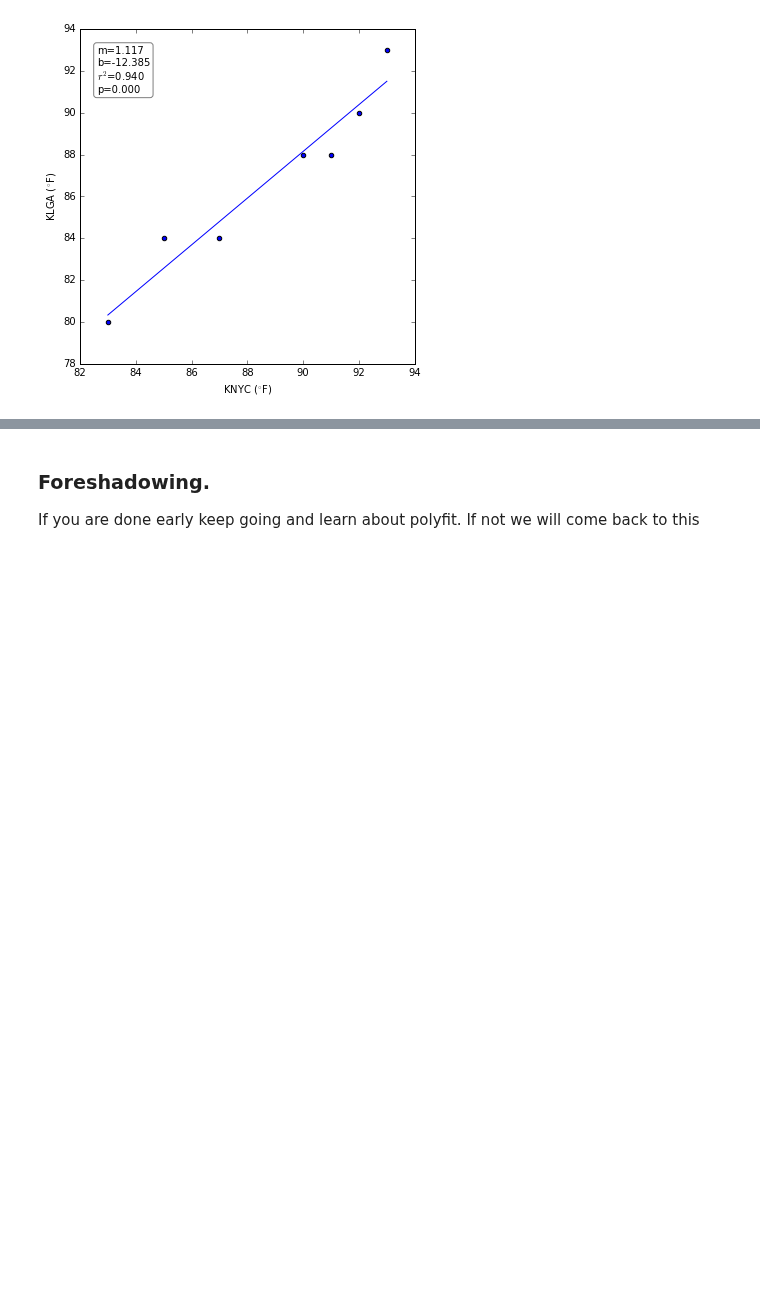
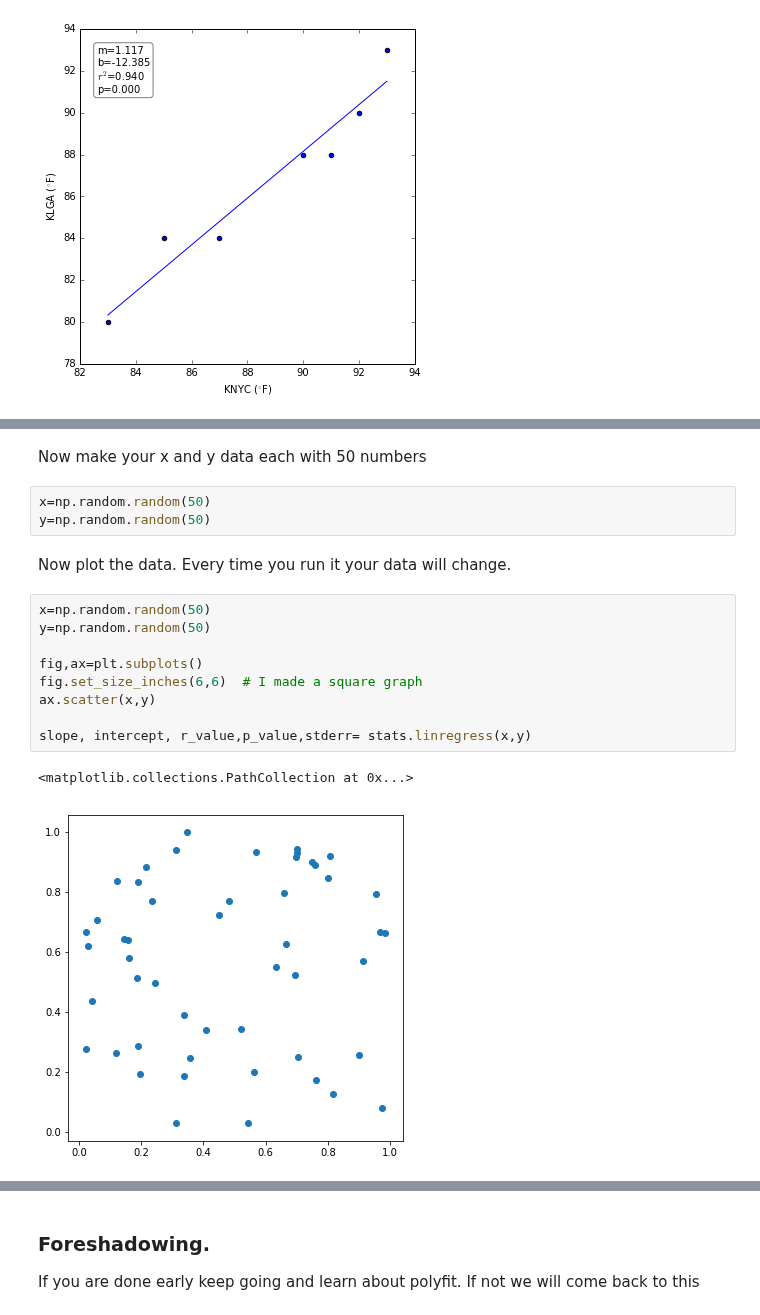
Before and after one commit to bmaillou/BigDataPython, a Jupyter notebook: FitALine.ipynb, the cells around one changed output, grey strips where cells are left out. Saved outputs shown, nothing was run; the diff lists cells and outputs as text; blank space fills up the shorter version.

```diff
--- a/FitALine.ipynb
+++ b/FitALine.ipynb
@@ -256,0 +285,19 @@ Now can you go back and get the KNYC and KLGA weather data and see if they are c
+# %% [markdown]
+Now make your x and y data each with 50 numbers
+# %%
+x=np.random.random(50)
+y=np.random.random(50)
+# %% [markdown]
+Now plot the data.  Every time you run it your data will change.
+# %%
+x=np.random.random(50)
+y=np.random.random(50)
+
+fig,ax=plt.subplots()
+fig.set_size_inches(6,6)  # I made a square graph
+ax.scatter(x,y)
+
+slope, intercept, r_value,p_value,stderr= stats.linregress(x,y)
+# %% [output]
+<matplotlib.collections.PathCollection at 0x...>
+[figure, added]
```
Also changed, not shown: parts of 8 cells of this notebook, 3 other files.
